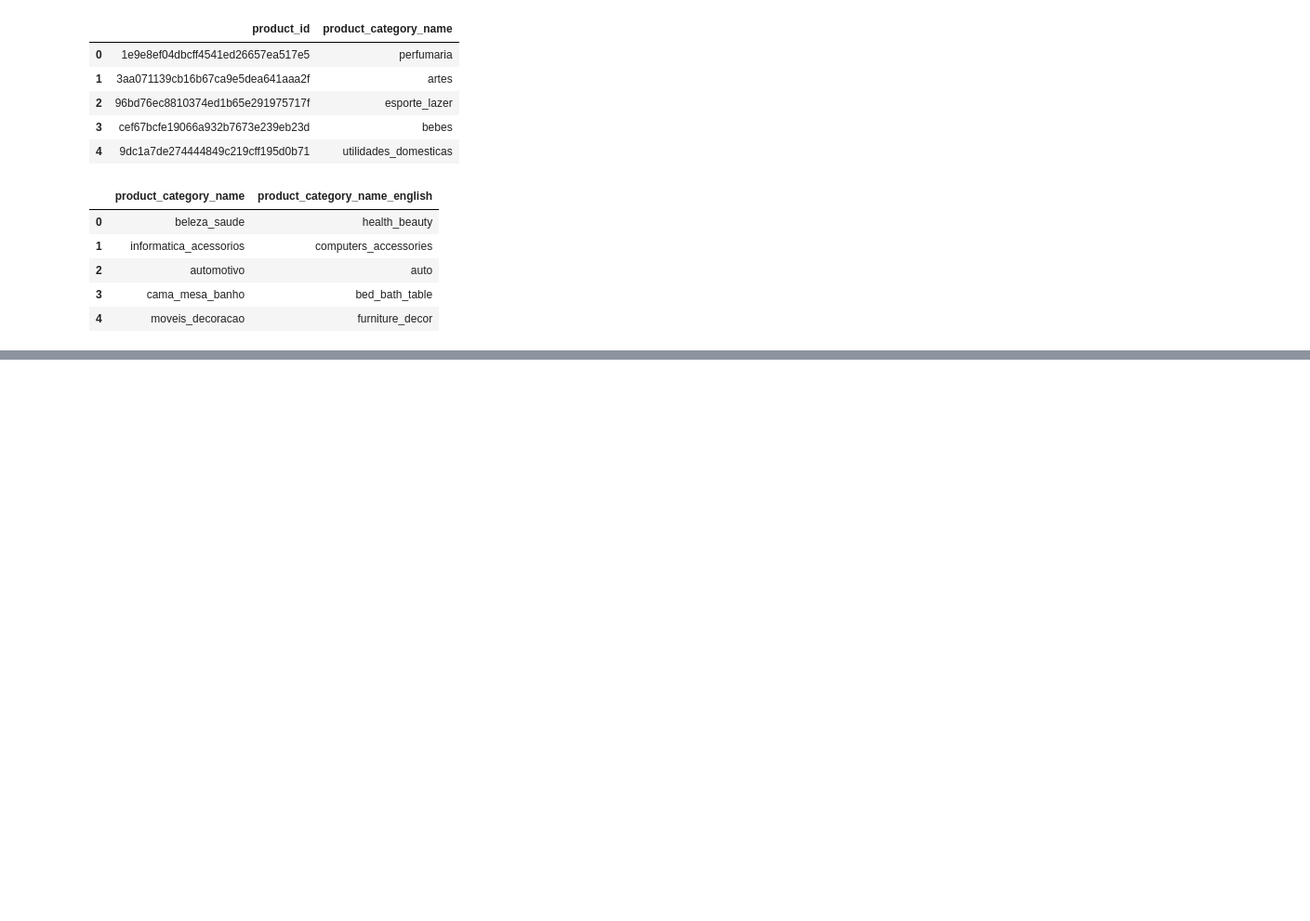
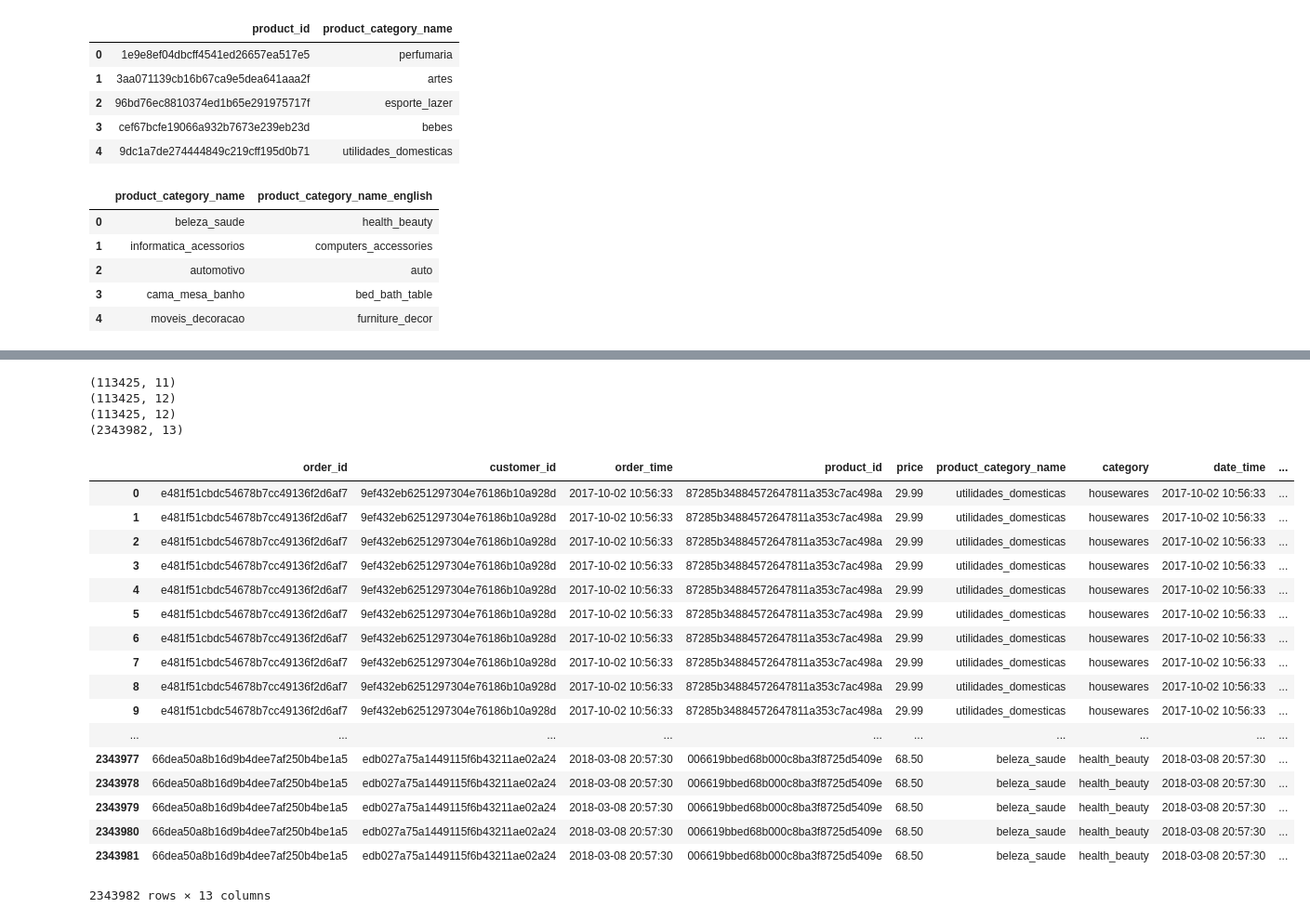
Before and after one commit to BShim92/BrazilianECommerce, a Jupyter notebook: ECommerceDataMerge.ipynb, the cells around one changed output, grey strips where cells are left out. Shown at 93% size. Cells and saved outputs as stored; diff of their text form; code cells hidden in the pictures; blank space fills up the shorter version.

```diff
--- a/ECommerceDataMerge.ipynb
+++ b/ECommerceDataMerge.ipynb
@@ -112,0 +107,11 @@ mergedf
+# %%
+# URL for GET requests to retrieve data
+urlCPI = "https://www.quandl.com/api/v3/datasets/BCB/191.json?api_key=2vRuu5GNchksqBdcAHzc"
+urlBOV = "https://www.quandl.com/api/v3/datasets/BCB/7.json?api_key=2vRuu5GNchksqBdcAHzc"
+urlEMP = "https://www.quandl.com/api/v3/datasets/BCB/10806.json?api_key=2vRuu5GNchksqBdcAHzc"
+
+responseCPI = requests.get(urlCPI).json()
+#print(json.dumps(response, indent=4, sort_keys=True))
+
+responseBOV = requests.get(urlBOV).json()
+#print(json.dumps(response, indent=4, sort_keys=True))
@@ -112,0 +148,28 @@ mergedf
+# %%
+mergedf = pd.merge(mergedf, CPI_df, on = 'month', how = 'left')
+mergedf = pd.merge(mergedf, BOV_df, on = 'month', how = 'left')
+
+mergedf
+# %% [output]
+(113425, 11)
+(113425, 12)
+(113425, 12)
+(2343982, 13)
+|  | order_id | customer_id | order_time | product_id | price | product_category_name | category | date_time | ... |
+| 0 | e481f51cbdc54678b7cc49136f2d6af7 | 9ef432eb6251297304e76186b10a928d | 2017-10-02 10:56:33 | 87285b34884572647811a353c7ac498a | 29.99 | utilidades_domesticas | housewares | 2017-10-02 10:56:33 | ... |
+| 1 | e481f51cbdc54678b7cc49136f2d6af7 | 9ef432eb6251297304e76186b10a928d | 2017-10-02 10:56:33 | 87285b34884572647811a353c7ac498a | 29.99 | utilidades_domesticas | housewares | 2017-10-02 10:56:33 | ... |
+| 2 | e481f51cbdc54678b7cc49136f2d6af7 | 9ef432eb6251297304e76186b10a928d | 2017-10-02 10:56:33 | 87285b34884572647811a353c7ac498a | 29.99 | utilidades_domesticas | housewares | 2017-10-02 10:56:33 | ... |
+| 3 | e481f51cbdc54678b7cc49136f2d6af7 | 9ef432eb6251297304e76186b10a928d | 2017-10-02 10:56:33 | 87285b34884572647811a353c7ac498a | 29.99 | utilidades_domesticas | housewares | 2017-10-02 10:56:33 | ... |
+| 4 | e481f51cbdc54678b7cc49136f2d6af7 | 9ef432eb6251297304e76186b10a928d | 2017-10-02 10:56:33 | 87285b34884572647811a353c7ac498a | 29.99 | utilidades_domesticas | housewares | 2017-10-02 10:56:33 | ... |
+| 5 | e481f51cbdc54678b7cc49136f2d6af7 | 9ef432eb6251297304e76186b10a928d | 2017-10-02 10:56:33 | 87285b34884572647811a353c7ac498a | 29.99 | utilidades_domesticas | housewares | 2017-10-02 10:56:33 | ... |
+| 6 | e481f51cbdc54678b7cc49136f2d6af7 | 9ef432eb6251297304e76186b10a928d | 2017-10-02 10:56:33 | 87285b34884572647811a353c7ac498a | 29.99 | utilidades_domesticas | housewares | 2017-10-02 10:56:33 | ... |
+| 7 | e481f51cbdc54678b7cc49136f2d6af7 | 9ef432eb6251297304e76186b10a928d | 2017-10-02 10:56:33 | 87285b34884572647811a353c7ac498a | 29.99 | utilidades_domesticas | housewares | 2017-10-02 10:56:33 | ... |
+| 8 | e481f51cbdc54678b7cc49136f2d6af7 | 9ef432eb6251297304e76186b10a928d | 2017-10-02 10:56:33 | 87285b34884572647811a353c7ac498a | 29.99 | utilidades_domesticas | housewares | 2017-10-02 10:56:33 | ... |
+| 9 | e481f51cbdc54678b7cc49136f2d6af7 | 9ef432eb6251297304e76186b10a928d | 2017-10-02 10:56:33 | 87285b34884572647811a353c7ac498a | 29.99 | utilidades_domesticas | housewares | 2017-10-02 10:56:33 | ... |
+| ... | ... | ... | ... | ... | ... | ... | ... | ... | ... |
+| 2343977 | 66dea50a8b16d9b4dee7af250b4be1a5 | edb027a75a1449115f6b43211ae02a24 | 2018-03-08 20:57:30 | 006619bbed68b000c8ba3f8725d5409e | 68.50 | beleza_saude | health_beauty | 2018-03-08 20:57:30 | ... |
+| 2343978 | 66dea50a8b16d9b4dee7af250b4be1a5 | edb027a75a1449115f6b43211ae02a24 | 2018-03-08 20:57:30 | 006619bbed68b000c8ba3f8725d5409e | 68.50 | beleza_saude | health_beauty | 2018-03-08 20:57:30 | ... |
+| 2343979 | 66dea50a8b16d9b4dee7af250b4be1a5 | edb027a75a1449115f6b43211ae02a24 | 2018-03-08 20:57:30 | 006619bbed68b000c8ba3f8725d5409e | 68.50 | beleza_saude | health_beauty | 2018-03-08 20:57:30 | ... |
+| 2343980 | 66dea50a8b16d9b4dee7af250b4be1a5 | edb027a75a1449115f6b43211ae02a24 | 2018-03-08 20:57:30 | 006619bbed68b000c8ba3f8725d5409e | 68.50 | beleza_saude | health_beauty | 2018-03-08 20:57:30 | ... |
+| 2343981 | 66dea50a8b16d9b4dee7af250b4be1a5 | edb027a75a1449115f6b43211ae02a24 | 2018-03-08 20:57:30 | 006619bbed68b000c8ba3f8725d5409e | 68.50 | beleza_saude | health_beauty | 2018-03-08 20:57:30 | ... |
+2343982 rows × 13 columns
```
Also changed, not shown: parts of 4 cells of this notebook.
